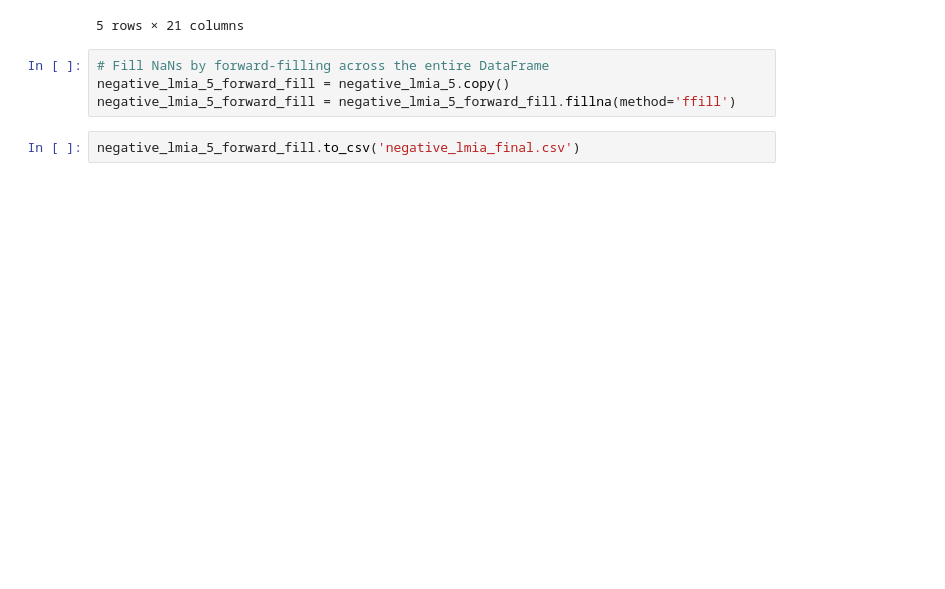
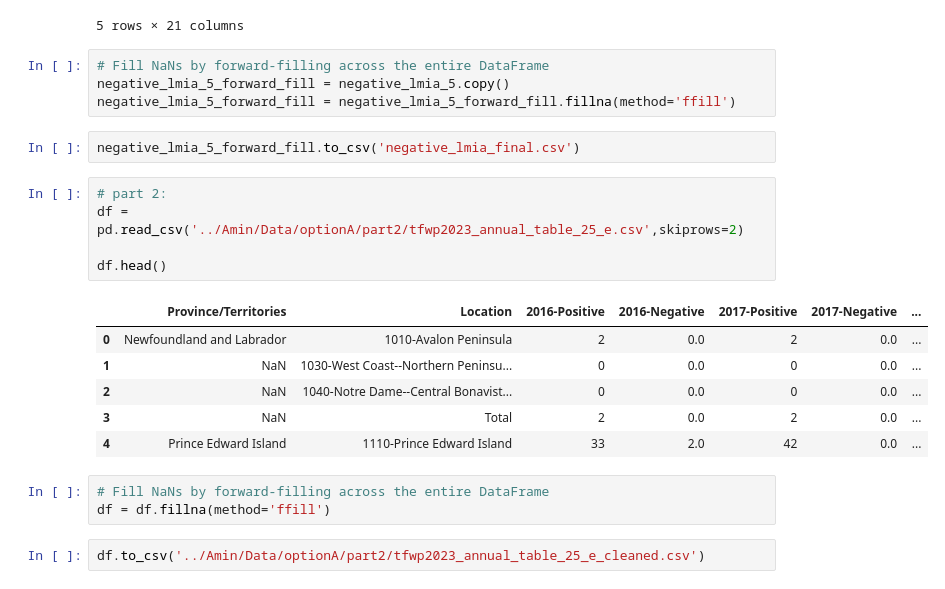
Before and after one commit to shubhleendhaka/Labor-Market-Analysis, a Jupyter notebook: Amin/main.ipynb, the cells around one changed output. Saved outputs shown, nothing was run; the diff lists cells and outputs as text; blank space fills up the shorter version.

Commit message:
cleaned data for table 25

```diff
--- a/Amin/main.ipynb
+++ b/Amin/main.ipynb
@@ -716,3 +716,20 @@ negative_lmia_5_forward_fill = negative_lmia_5.copy()
 negative_lmia_5_forward_fill = negative_lmia_5_forward_fill.fillna(method='ffill')
 # %%
 negative_lmia_5_forward_fill.to_csv('negative_lmia_final.csv')
+# %%
+# part 2:
+df = pd.read_csv('../Amin/Data/optionA/part2/tfwp2023_annual_table_25_e.csv',skiprows=2)
+
+df.head()
+# %% [output]
+|  | Province/Territories | Location | 2016-Positive | 2016-Negative | 2017-Positive | 2017-Negative | ... |
+| 0 | Newfoundland and Labrador | 1010-Avalon Peninsula | 2 | 0.0 | 2 | 0.0 | ... |
+| 1 | NaN | 1030-West Coast--Northern Peninsu... | 0 | 0.0 | 0 | 0.0 | ... |
+| 2 | NaN | 1040-Notre Dame--Central Bonavist... | 0 | 0.0 | 0 | 0.0 | ... |
+| 3 | NaN | Total | 2 | 0.0 | 2 | 0.0 | ... |
+| 4 | Prince Edward Island | 1110-Prince Edward Island | 33 | 2.0 | 42 | 0.0 | ... |
+# %%
+# Fill NaNs by forward-filling across the entire DataFrame
+df = df.fillna(method='ffill')
+# %%
+df.to_csv('../Amin/Data/optionA/part2/tfwp2023_annual_table_25_e_cleaned.csv')
```
Also changed, not shown: 1 other file.
